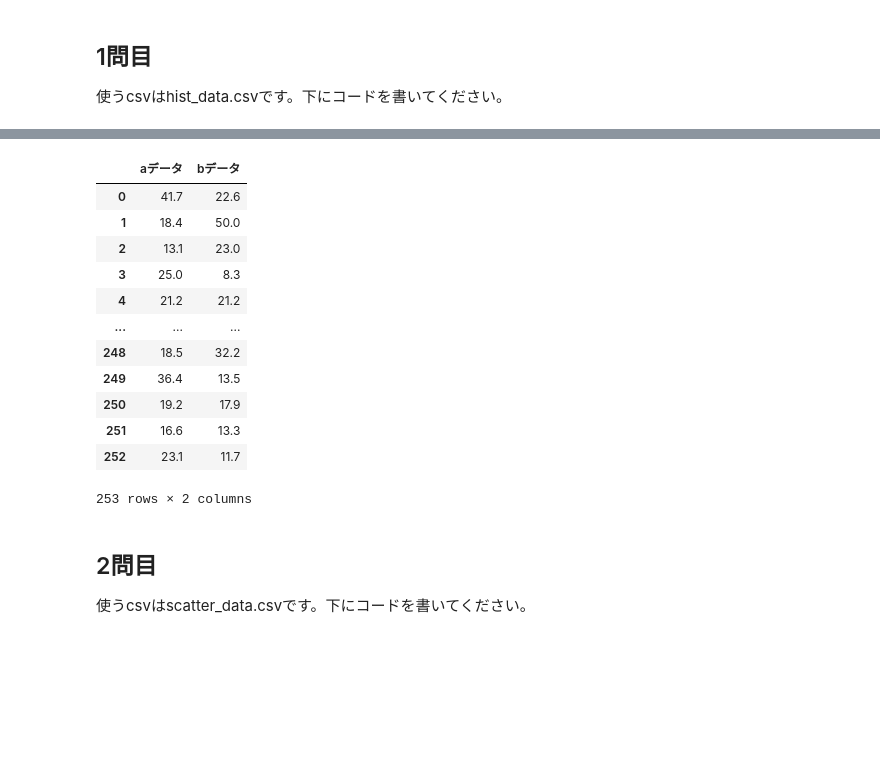
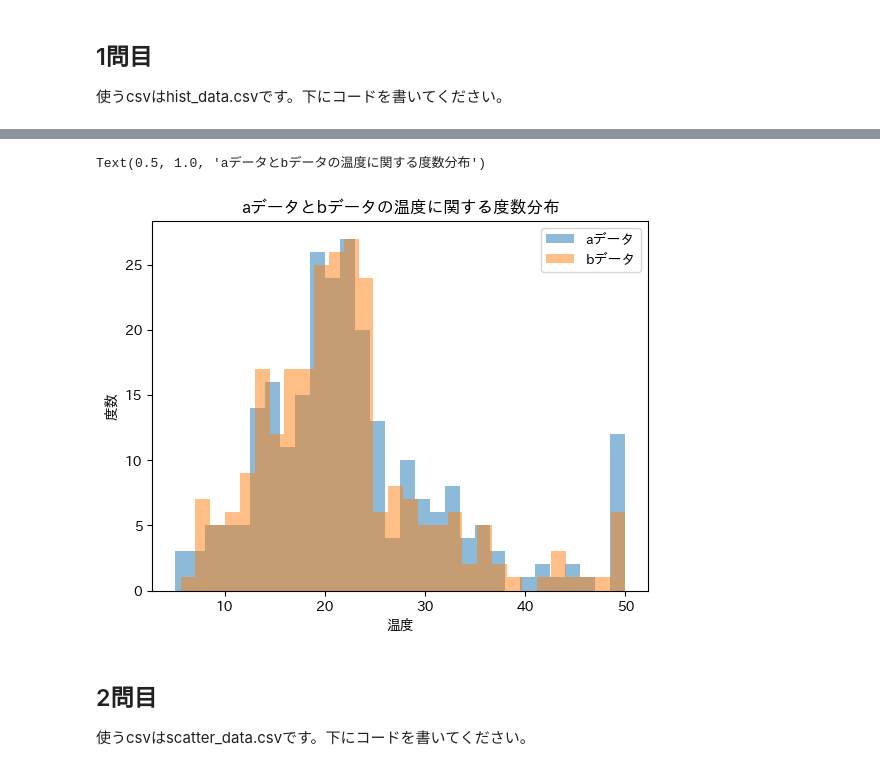
Before and after one commit to Tomohiro-Morishita/Basic-Python, a Jupyter notebook: matplotlib_exercise.ipynb, the cells around one changed output, grey strips where cells are left out. Saved outputs shown, nothing was run; the diff lists cells and outputs as text; code cells hidden in the pictures; blank space fills up the shorter version.

```diff
--- a/matplotlib_exercise.ipynb
+++ b/matplotlib_exercise.ipynb
@@ -18,23 +18,19 @@ import matplotlib_fontja
 使うcsvはhist_data.csvです。下にコードを書いてください。
 # %% [markdown]
 ![問1](./imgs/matplotlib/plot_1.png)
-# %%
-df_hist = pd.read_csv("data/hist_data.csv")
-df_hist
-# %% [output]
-|  | aデータ | bデータ |
-| 0 | 41.7 | 22.6 |
-| 1 | 18.4 | 50.0 |
-| 2 | 13.1 | 23.0 |
-| 3 | 25.0 | 8.3 |
-| 4 | 21.2 | 21.2 |
-| ... | ... | ... |
-| 248 | 18.5 | 32.2 |
-| 249 | 36.4 | 13.5 |
-| 250 | 19.2 | 17.9 |
-| 251 | 16.6 | 13.3 |
-| 252 | 23.1 | 11.7 |
-253 rows × 2 columns
+# %%
+df_hist = pd.read_csv("data/hist_data.csv")
+targets = ["aデータ", "bデータ"]
+fig, ax_1 = plt.subplots()
+for target in targets:
+    ax_1.hist(df_hist[target], bins=30, label=target, alpha=0.5)
+ax_1.set_xlabel("温度")
+ax_1.set_ylabel("度数")
+ax_1.legend()
+plt.title("aデータとbデータの温度に関する度数分布")
+# %% [output]
+Text(0.5, 1.0, 'aデータとbデータの温度に関する度数分布')
+[figure, added]
 # %% [markdown]
 ## 2問目
 使うcsvはscatter_data.csvです。下にコードを書いてください。
```
Also changed, not shown: parts of 3 cells of this notebook.
